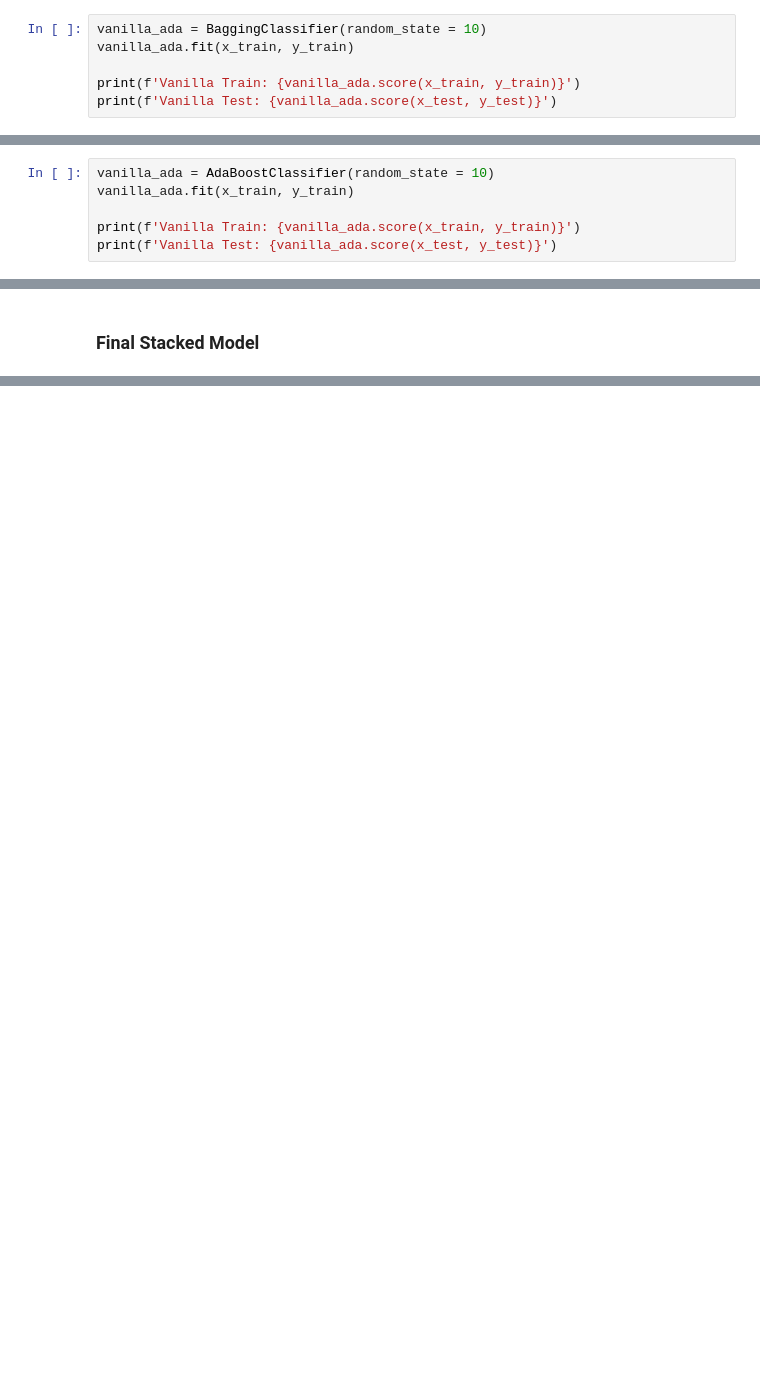
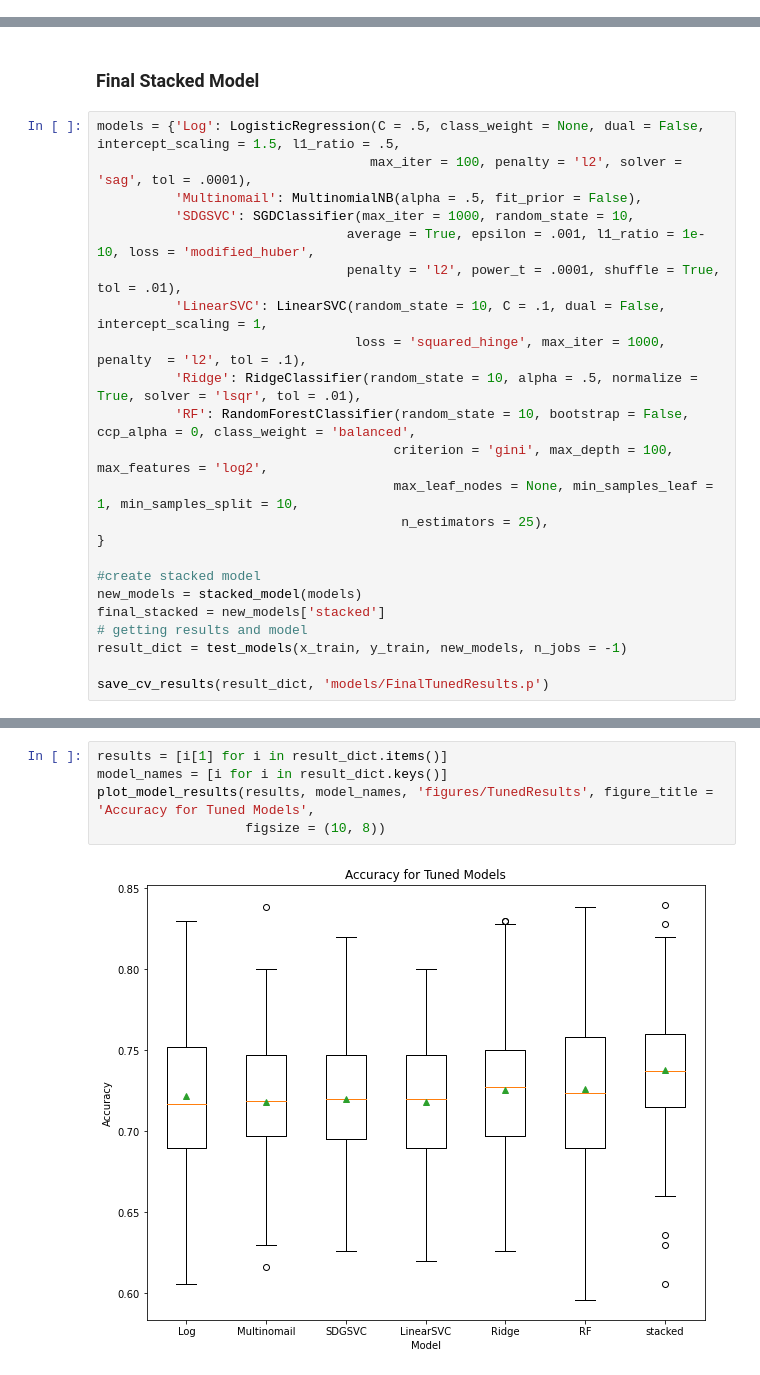
Before and after one commit to HeeebsInc/Google_Apple_Sentiment_Analysis, a Jupyter notebook: ModelingSKLearn.ipynb, the cells around one changed output, grey strips where cells are left out. Saved outputs shown, nothing was run; the diff lists cells and outputs as text; blank space fills up the shorter version.

```diff
--- a/ModelingSKLearn.ipynb
+++ b/ModelingSKLearn.ipynb
@@ -284,6 +381,0 @@ assert False
-# %%
-vanilla_ada = BaggingClassifier(random_state = 10)
-vanilla_ada.fit(x_train, y_train)
-
-print(f'Vanilla Train: {vanilla_ada.score(x_train, y_train)}')
-print(f'Vanilla Test: {vanilla_ada.score(x_test, y_test)}')
@@ -292,6 +381,0 @@ print(f'Vanilla Test: {vanilla_ada.score(x_test, y_test)}')
-# %%
-vanilla_ada = AdaBoostClassifier(random_state = 10)
-vanilla_ada.fit(x_train, y_train)
-
-print(f'Vanilla Train: {vanilla_ada.score(x_train, y_train)}')
-print(f'Vanilla Test: {vanilla_ada.score(x_test, y_test)}')
@@ -340,2 +382,25 @@ plot_model_results(results, model_names, 'figures/VanillaResults3', figure_title
 # %% [markdown]
 ### Final Stacked Model
+# %%
+models = {'Log': LogisticRegression(C = .5, class_weight = None, dual = False, intercept_scaling = 1.5, l1_ratio = .5,
+                                   max_iter = 100, penalty = 'l2', solver = 'sag', tol = .0001),
+          'Multinomail': MultinomialNB(alpha = .5, fit_prior = False),
+          'SDGSVC': SGDClassifier(max_iter = 1000, random_state = 10,
+                                average = True, epsilon = .001, l1_ratio = 1e-10, loss = 'modified_huber',
+                                penalty = 'l2', power_t = .0001, shuffle = True, tol = .01),
+          'LinearSVC': LinearSVC(random_state = 10, C = .1, dual = False, intercept_scaling = 1,
+                                 loss = 'squared_hinge', max_iter = 1000, penalty  = 'l2', tol = .1),
+          'Ridge': RidgeClassifier(random_state = 10, alpha = .5, normalize = True, solver = 'lsqr', tol = .01),
+          'RF': RandomForestClassifier(random_state = 10, bootstrap = False, ccp_alpha = 0, class_weight = 'balanced',
+                                      criterion = 'gini', max_depth = 100, max_features = 'log2',
+                                      max_leaf_nodes = None, min_samples_leaf = 1, min_samples_split = 10,
+                                       n_estimators = 25),
+}
+
+#create stacked model
+new_models = stacked_model(models)
+final_stacked = new_models['stacked']
+# getting results and model
+result_dict = test_models(x_train, y_train, new_models, n_jobs = -1)
+
+save_cv_results(result_dict, 'models/FinalTunedResults.p')
@@ -341,0 +409,7 @@ plot_model_results(results, model_names, 'figures/VanillaResults3', figure_title
+# %%
+results = [i[1] for i in result_dict.items()]
+model_names = [i for i in result_dict.keys()]
+plot_model_results(results, model_names, 'figures/TunedResults', figure_title = 'Accuracy for Tuned Models',
+                   figsize = (10, 8))
+# %% [output]
+[figure, added]
```
Also changed, not shown: parts of 43 cells of this notebook, 12 other files.
